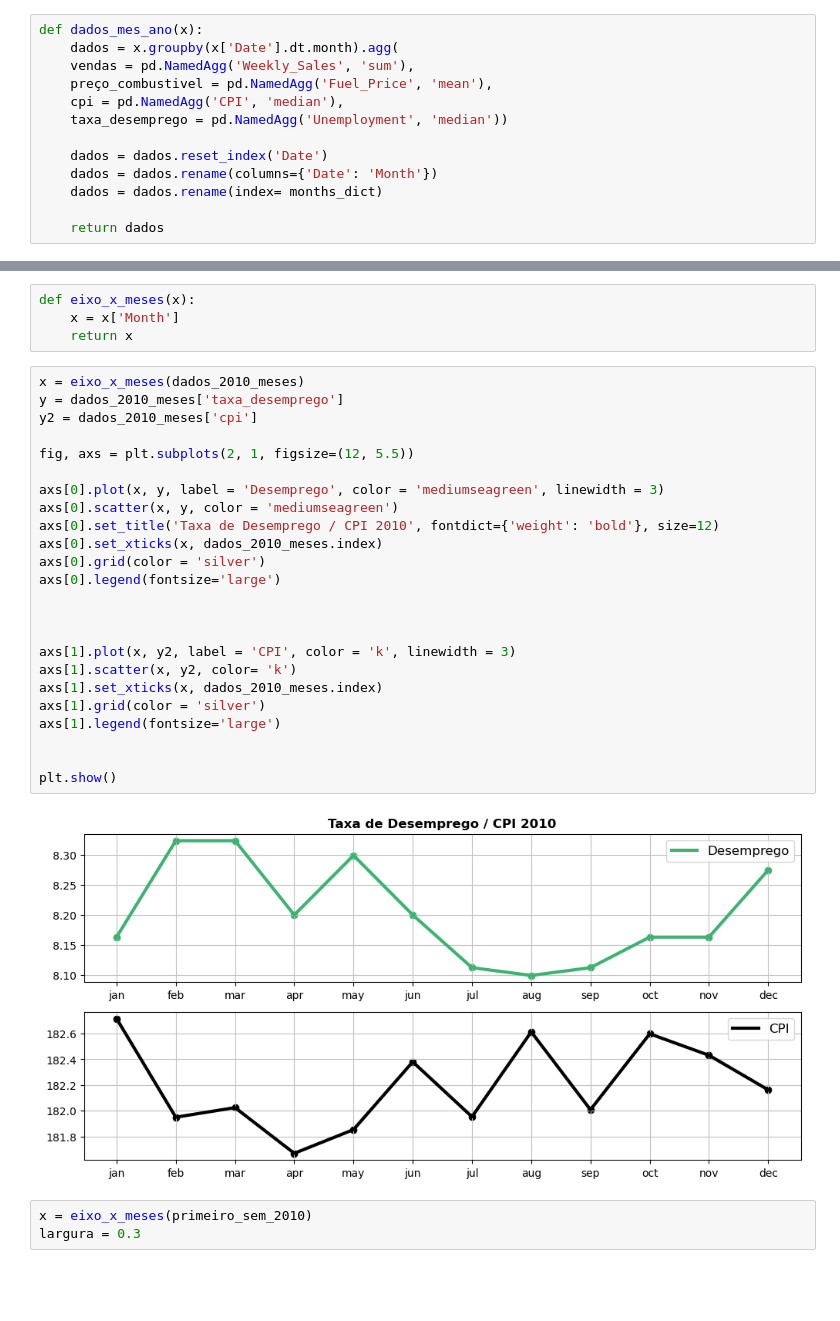
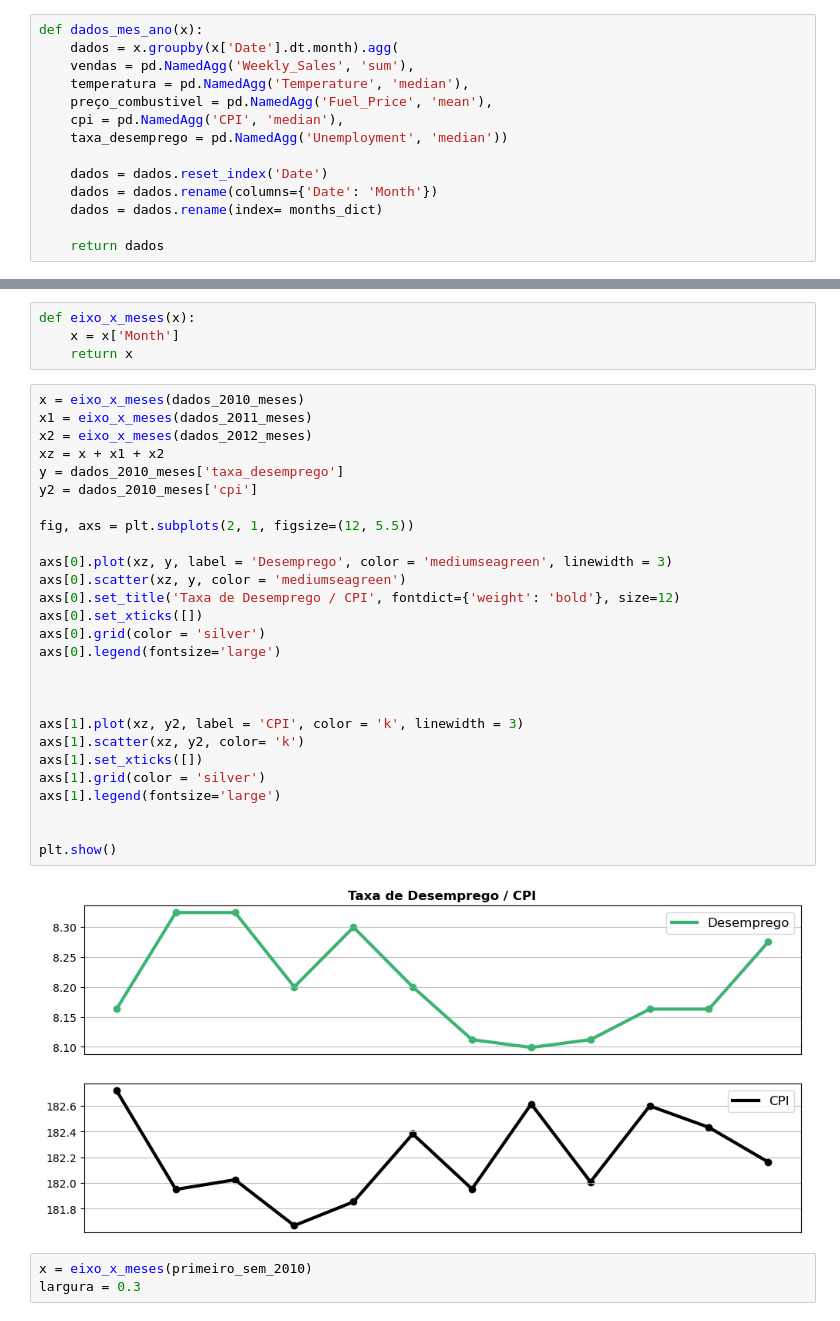
Before and after one commit to davys-rodrigues/Python-para-Analise-de-Dados, a Jupyter notebook: kaggle/vendas_walmart/vendas_walmart.ipynb, the cells around one changed output, grey strips where cells are left out. Saved outputs shown, nothing was run; the diff lists cells and outputs as text; blank space fills up the shorter version.

```diff
--- a/kaggle/vendas_walmart/vendas_walmart.ipynb
+++ b/kaggle/vendas_walmart/vendas_walmart.ipynb
@@ -381,6 +383,7 @@ months_dict = {i: month for i, month in enumerate(months_abbr)}
 def dados_mes_ano(x):
     dados = x.groupby(x['Date'].dt.month).agg(
     vendas = pd.NamedAgg('Weekly_Sales', 'sum'),
+    temperatura = pd.NamedAgg('Temperature', 'median'),
     preço_combustivel = pd.NamedAgg('Fuel_Price', 'mean'),
     cpi = pd.NamedAgg('CPI', 'median'),
     taxa_desemprego = pd.NamedAgg('Unemployment', 'median'))
@@ -411,30 +430,33 @@ def eixo_x_meses(x):
     return x
 # %%
 x = eixo_x_meses(dados_2010_meses)
+x1 = eixo_x_meses(dados_2011_meses)
+x2 = eixo_x_meses(dados_2012_meses)
+xz = x + x1 + x2
 y = dados_2010_meses['taxa_desemprego']
 y2 = dados_2010_meses['cpi']
 
 fig, axs = plt.subplots(2, 1, figsize=(12, 5.5))
 
-axs[0].plot(x, y, label = 'Desemprego', color = 'mediumseagreen', linewidth = 3)
-axs[0].scatter(x, y, color = 'mediumseagreen')
-axs[0].set_title('Taxa de Desemprego / CPI 2010', fontdict={'weight': 'bold'}, size=12)
-axs[0].set_xticks(x, dados_2010_meses.index)
+axs[0].plot(xz, y, label = 'Desemprego', color = 'mediumseagreen', linewidth = 3)
+axs[0].scatter(xz, y, color = 'mediumseagreen')
+axs[0].set_title('Taxa de Desemprego / CPI', fontdict={'weight': 'bold'}, size=12)
+axs[0].set_xticks([])
 axs[0].grid(color = 'silver')
 axs[0].legend(fontsize='large')
 
 
 
-axs[1].plot(x, y2, label = 'CPI', color = 'k', linewidth = 3)
-axs[1].scatter(x, y2, color= 'k')
-axs[1].set_xticks(x, dados_2010_meses.index)
+axs[1].plot(xz, y2, label = 'CPI', color = 'k', linewidth = 3)
+axs[1].scatter(xz, y2, color= 'k')
+axs[1].set_xticks([])
 axs[1].grid(color = 'silver')
 axs[1].legend(fontsize='large')
 
 
 plt.show()
 # %% [output]
-[figure, old version]
+[figure, new version]
 # %%
 x = eixo_x_meses(primeiro_sem_2010)
 largura = 0.3
```
Also changed, not shown: parts of 7 cells of this notebook.
